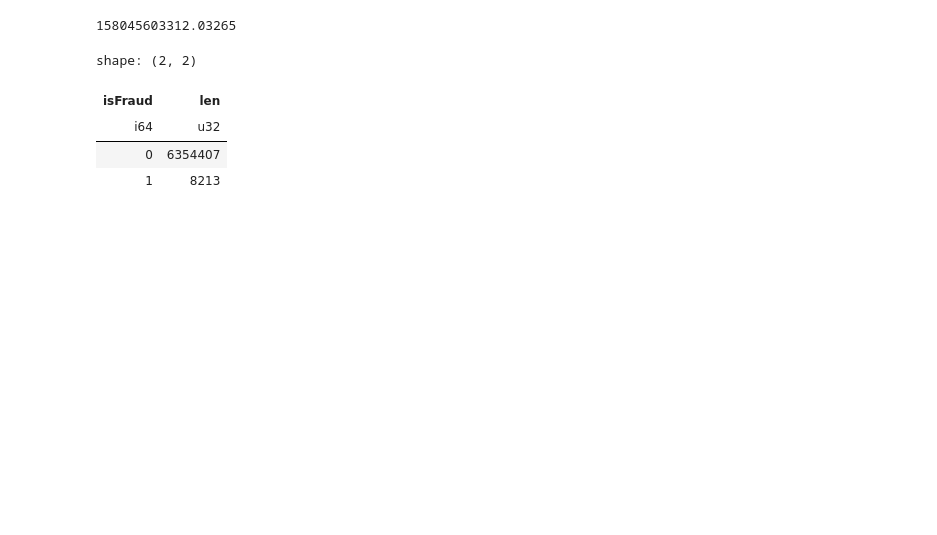
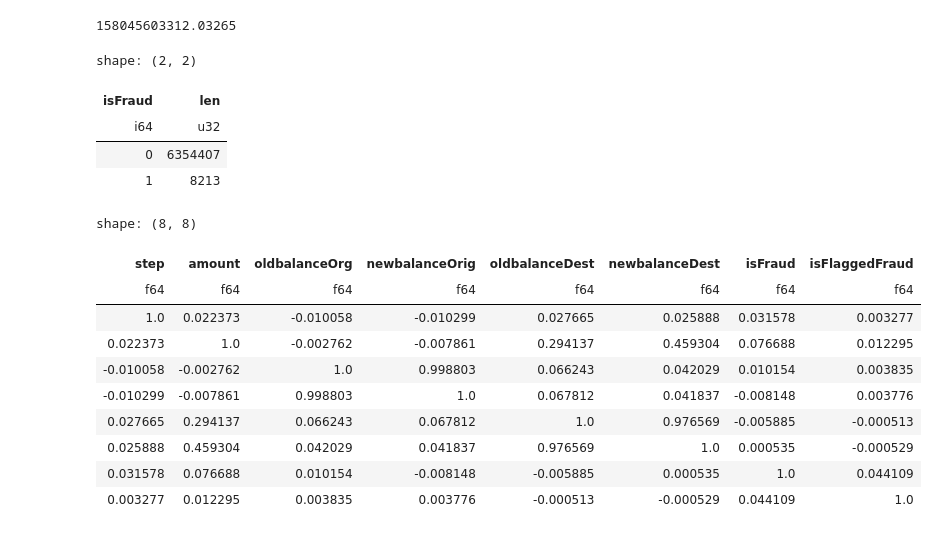
Before and after one commit to BlueHowl/LGG-Thomas5, a Jupyter notebook: 01-TheField/02-Python/03bis-Polars/test.ipynb, the cells around one changed output. Cells and saved outputs as stored; diff of their text form; code cells hidden in the pictures; blank space fills up the shorter version.

```diff
--- a/01-TheField/02-Python/03bis-Polars/test.ipynb
+++ b/01-TheField/02-Python/03bis-Polars/test.ipynb
@@ -49,3 +52,26 @@ shape: (2, 2)
 | i64 | u32 |
 | 0 | 6354407 |
 | 1 | 8213 |
+# %%
+# lf.collect().corr() too much time
+
+# Convert LazyFrame to DataFrame with only numerical columns
+df = lf.select([
+    col for col in lf.columns
+    if lf.schema[col] in [pl.Float32, pl.Float64, pl.Int32, pl.Int64]
+]).collect()
+
+# Calculate correlation matrix
+df.corr()
+# %% [output]
+shape: (8, 8)
+| step | amount | oldbalanceOrg | newbalanceOrig | oldbalanceDest | newbalanceDest | isFraud | isFlaggedFraud |
+| f64 | f64 | f64 | f64 | f64 | f64 | f64 | f64 |
+| 1.0 | 0.022373 | -0.010058 | -0.010299 | 0.027665 | 0.025888 | 0.031578 | 0.003277 |
+| 0.022373 | 1.0 | -0.002762 | -0.007861 | 0.294137 | 0.459304 | 0.076688 | 0.012295 |
+| -0.010058 | -0.002762 | 1.0 | 0.998803 | 0.066243 | 0.042029 | 0.010154 | 0.003835 |
+| -0.010299 | -0.007861 | 0.998803 | 1.0 | 0.067812 | 0.041837 | -0.008148 | 0.003776 |
+| 0.027665 | 0.294137 | 0.066243 | 0.067812 | 1.0 | 0.976569 | -0.005885 | -0.000513 |
+| 0.025888 | 0.459304 | 0.042029 | 0.041837 | 0.976569 | 1.0 | 0.000535 | -0.000529 |
+| 0.031578 | 0.076688 | 0.010154 | -0.008148 | -0.005885 | 0.000535 | 1.0 | 0.044109 |
+| 0.003277 | 0.012295 | 0.003835 | 0.003776 | -0.000513 | -0.000529 | 0.044109 | 1.0 |
```
Also changed, not shown: parts of 5 cells of this notebook.
